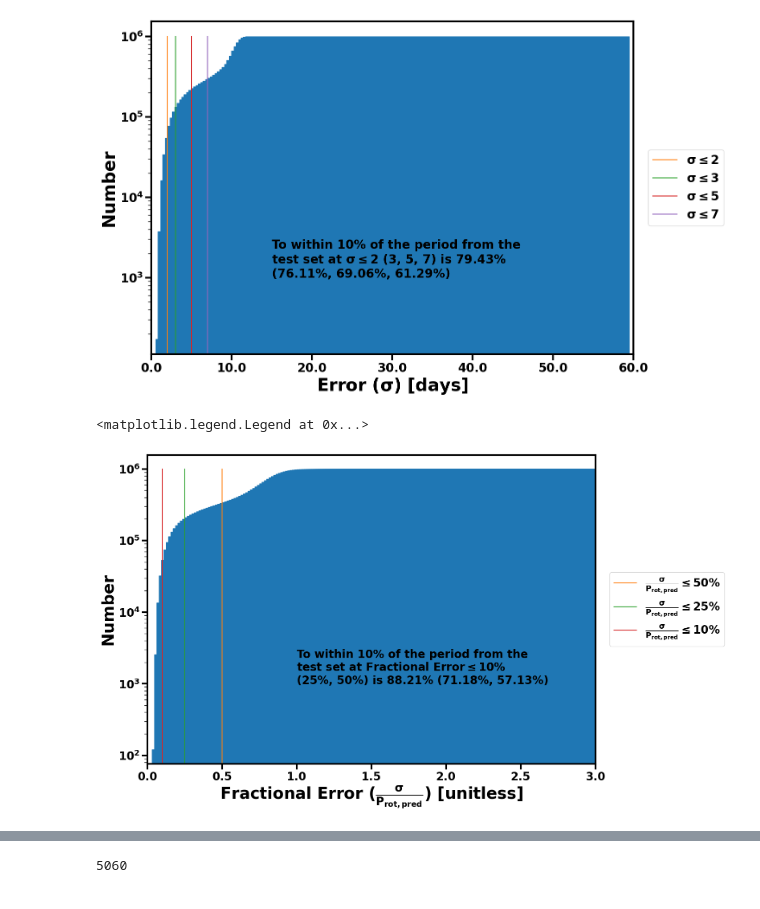
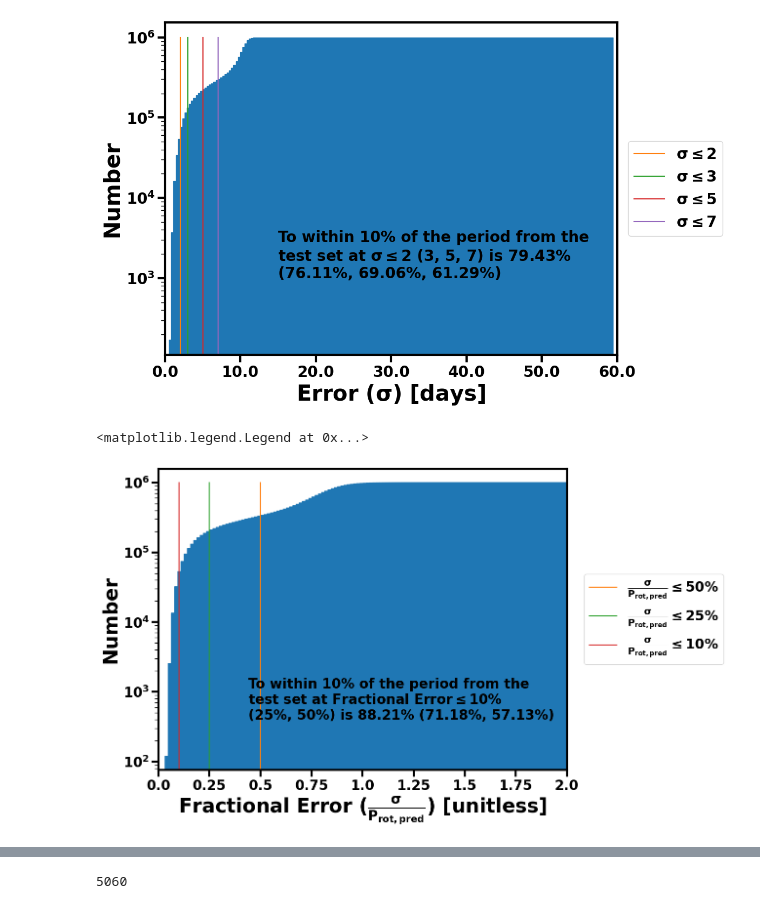
Before and after one commit to m-schochet/asas-sn-cnn, a Jupyter notebook: plots/frac_errors.ipynb, the cells around one changed output, grey strips where cells are left out. Drawn from its saved outputs; the diff is of its cells as text; code cells hidden in the pictures.

```diff
--- a/plots/frac_errors.ipynb
+++ b/plots/frac_errors.ipynb
@@ -222,7 +219,7 @@ frac10 = table3_row1[table3_row1['frac_err']<=0.1]
 goodfrac10 = frac10[frac10['diff']<=0.1]
 percfrac10 = (len(goodfrac10)/len(frac10)) * 100
 # %%
-fig, ax = plt.subplots(figsize=(16, 10))
+fig, ax = plt.subplots(figsize=(12, 8), layout='constrained')
 ax.set_xlim(0, 60)
 formatter1 = ticker.FormatStrFormatter('%.0f')
 ax.xaxis.set_major_formatter(formatter1)
@@ -244,37 +241,36 @@ ax.set_xticks(ticks = xticksl, labels=xticksl, weight='bold')
 ax.set_yscale('log')
 pos = ax.get_position()
 ax.set_position([pos.x0, pos.y0, pos.width * 0.9, pos.height])
-legend = ax.legend(loc='center right', bbox_to_anchor=(1.2, 0.5))
+legend = ax.legend(loc='center right', bbox_to_anchor=(1.25, 0.5))
 # %% [output]
-[figure, old version]
+[figure, new version]
 # %%
-fig, ax = plt.subplots(figsize=(16, 10), layout='constrained')
-ax.set_xlim(0, 2.75)
+fig, ax = plt.subplots(figsize=(12, 8), layout='constrained')
+ax.set_xlim(0, 2)
 title = "Fractional Error"
 formatter1 = ticker.FormatStrFormatter('%.2f')
-formatter2 = ticker.FormatStrFormatter('%.2f')
 ax.xaxis.set_major_formatter(formatter1)
 ax.xaxis.set_major_formatter(formatter1)
 
 
 ax.hist(table3_row1['frac_err'], bins=2000, cumulative=True, fill=True, histtype='step', rasterized=True)
 ax.plot([0.5, 0.5], [0, 1000000], label=r'$\mathbf{\frac{\sigma}{P_{rot, pred}} \leq 50\%}$')
 ax.plot([0.25, 0.25], [0, 1000000], label=r'$\mathbf{\frac{\sigma}{P_{rot, pred}}  \leq 25\%}$')
 ax.plot([0.1, 0.1], [0, 1000000], label=r'$\mathbf{\frac{\sigma}{P_{rot, pred}}  \leq 10\%}$')
-ax.text(1, 1000, f'To within 10% of the period from the \ntest set at {title}$\\bf\leq$10% \n(25%, 50%) is {"%.2f" % percfrac10}% ({"%.2f" % percfrac25}%, {"%.2f" % percfrac50}%)', fontweight='bold', rasterized=True)
+ax.text(0.44, 400, f'To within 10% of the period from the \ntest set at {title}$\\bf\leq$10% \n(25%, 50%) is {"%.2f" % percfrac10}% ({"%.2f" % percfrac25}%, {"%.2f" % percfrac50}%)', fontweight='bold', rasterized=True)
 ax.set_xlabel(r'Fractional Error ($\mathbf{\frac{\sigma}{P_{rot, pred}}}$) [unitless]')
 ax.set_ylabel('Number')
 
 xticksl = ax.get_xticks()
 yticksl = ax.get_yticks()
 ax.set_yticks(ticks = yticksl, labels=yticksl, weight='bold')
 ax.set_xticks(ticks = xticksl, labels=xticksl, weight='bold')
 
 ax.set_yscale('log')
 pos = ax.get_position()
 ax.set_position([pos.x0, pos.y0, pos.width * 0.9, pos.height])
-ax.legend(loc='center right', bbox_to_anchor=(1.3, 0.5))
+ax.legend(loc='center right', bbox_to_anchor=(1.4, 0.5))
 # %% [output]
 <matplotlib.legend.Legend at 0x...>
-[figure, old version]
+[figure, new version]
 # %%
```
Also changed, not shown: parts of 8 cells of this notebook, 1 other file.
